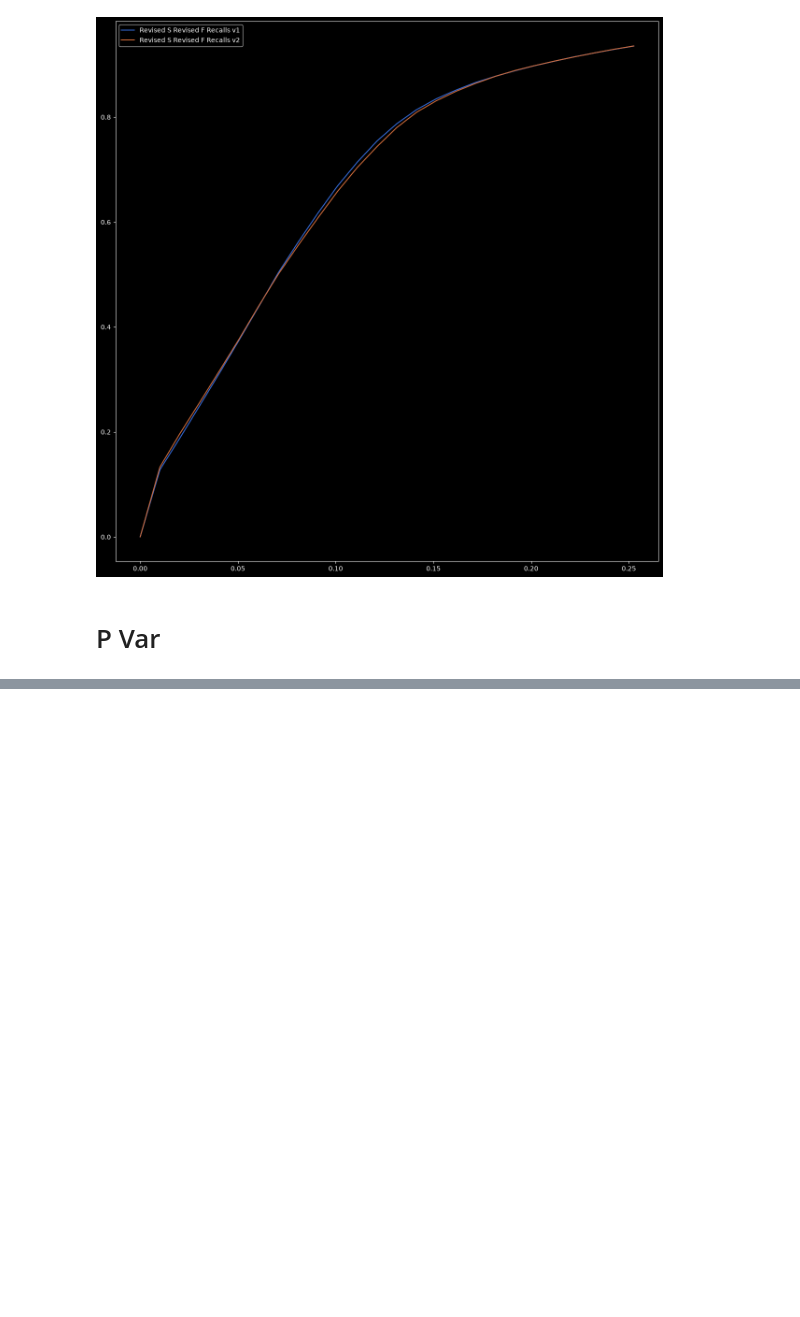
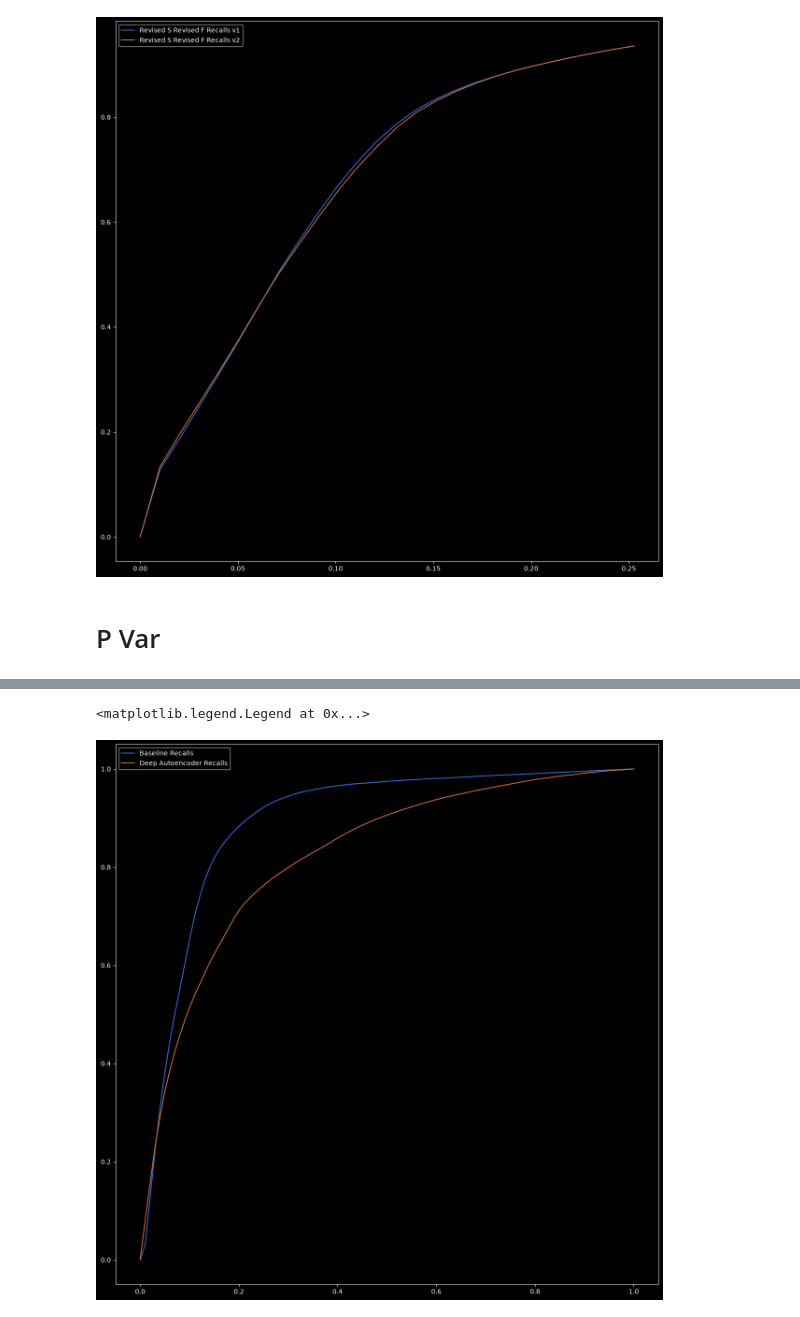
Before and after one commit to T-im4i-k/Active-Learning-for-Email-Interaction-Dynamics, a Jupyter notebook: src/email_outreach/notes/cmp_v2_v3.ipynb, the cells around one changed output, grey strips where cells are left out. Saved outputs shown, nothing was run; the diff lists cells and outputs as text; code cells hidden in the pictures; blank space fills up the shorter version.

```diff
--- a/src/email_outreach/notes/cmp_v2_v3.ipynb
+++ b/src/email_outreach/notes/cmp_v2_v3.ipynb
@@ -179,0 +180,20 @@ plt.legend()
+# %%
+deep_autoencoder_path: Path = ROOT_FOLDER / "experiments" / "test_set" / "1" / "contextual_bandit" / "deep_autoencoder_norm_v3_dep"
+
+baseline_path: Path = ROOT_FOLDER / "experiments" / "test_set" / "1" / "contextual_bandit" / "baseline_v2"
+# %%
+deep_autoencoder_recalls, deep_autoencoder_precisions = get_precisions_recalls(deep_autoencoder_path)
+baseline_recalls, baseline_precisions = get_precisions_recalls(baseline_path)
+# %%
+plt.figure(figsize=(15, 15))
+
+
+plt.plot(np.linspace(start=0, stop=1, num=100), np.array(baseline_recalls).mean(axis=0),
+         label="Baseline Recalls")
+plt.plot(np.linspace(start=0, stop=1, num=100), np.array(deep_autoencoder_recalls).mean(axis=0),
+         label="Deep Autoencoder Recalls")
+
+plt.legend()
+# %% [output]
+<matplotlib.legend.Legend at 0x...>
+[figure, added]
```
Also changed, not shown: parts of 2 cells of this notebook, 13 other files.
